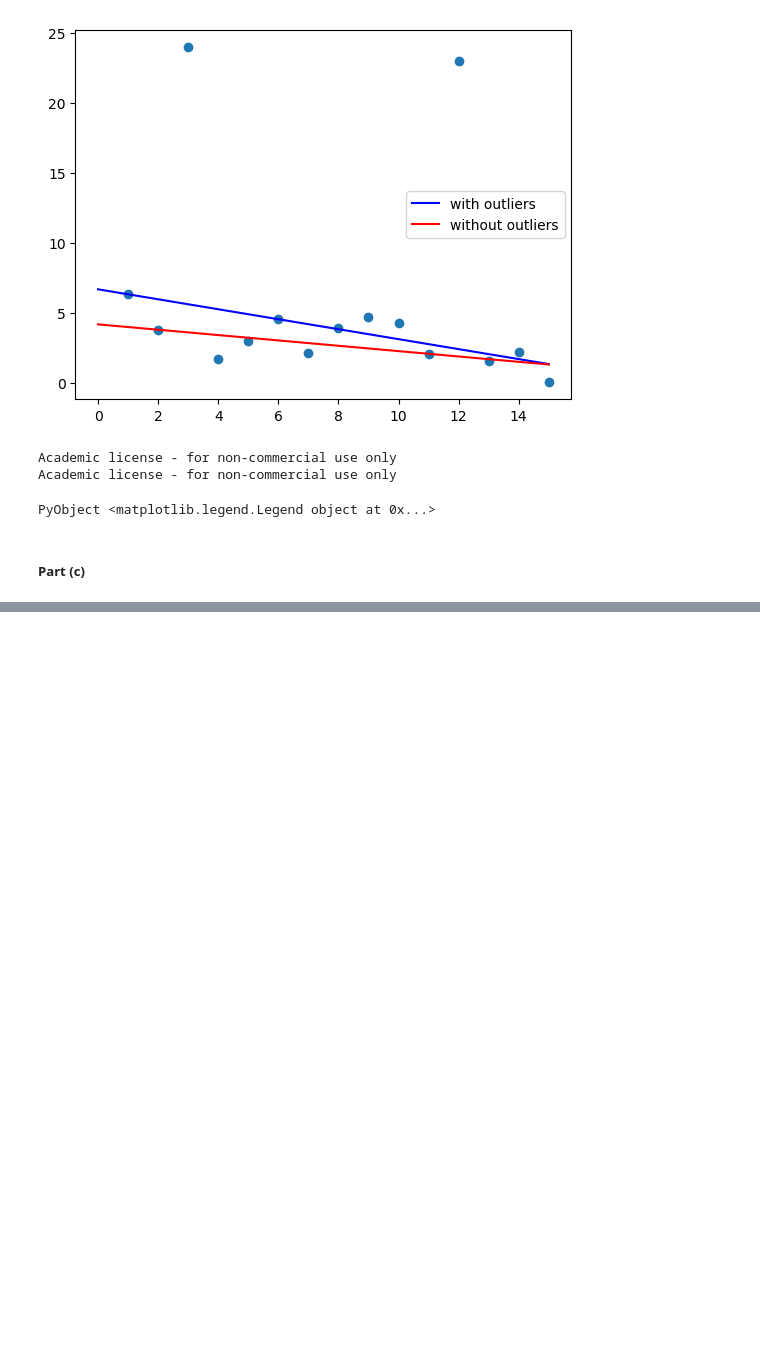
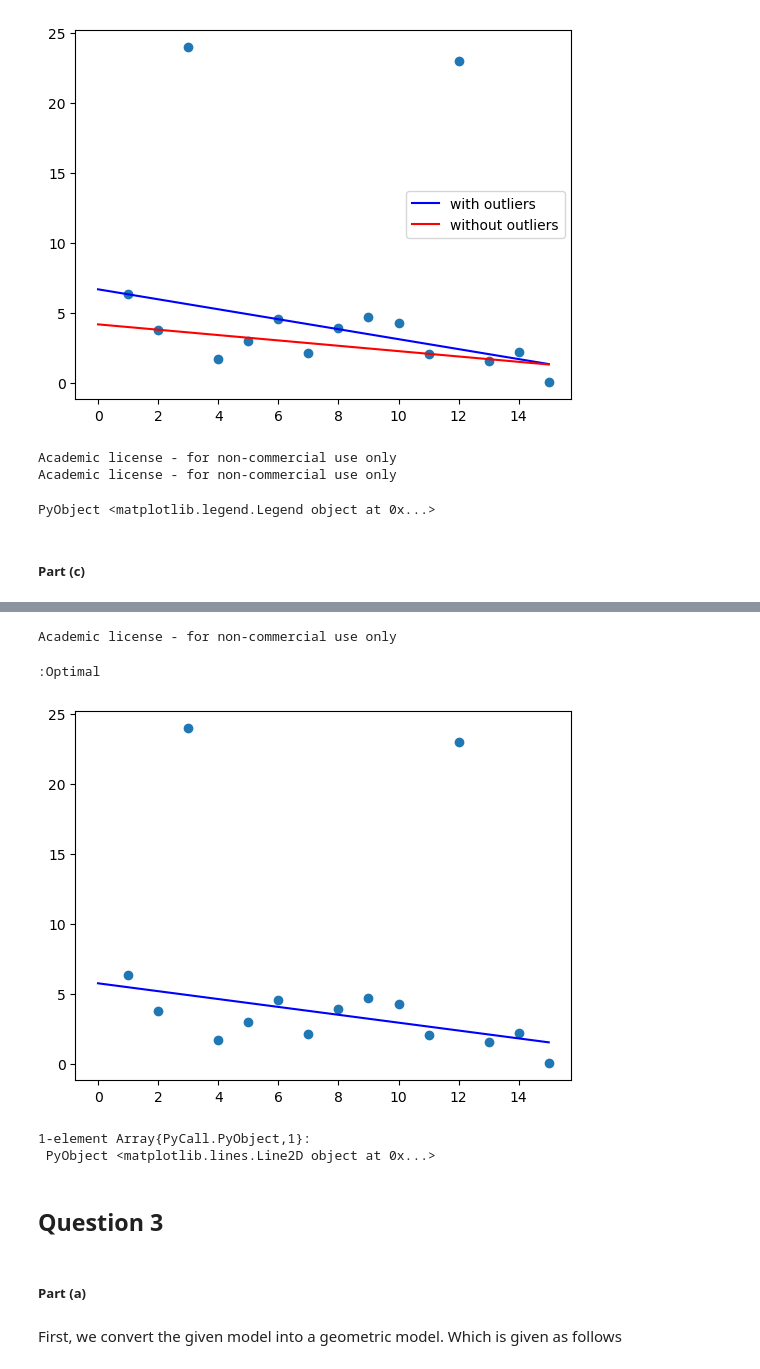
Before and after one commit to TurbulentCupcake/CS524Homeworks, a Jupyter notebook: Homework 7.ipynb, the cells around one changed output, grey strips where cells are left out. Drawn from its saved outputs; the diff is of its cells as text; code cells hidden in the pictures; blank space fills up the shorter version.

Commit message:
all done; need to write explanations for 2nd question

```diff
--- a/Homework 7.ipynb
+++ b/Homework 7.ipynb
@@ -191,0 +221,60 @@ PyObject <matplotlib.legend.Legend object at 0x...>
+# %%
+x = 1:15
+y = [6.31, 3.78, 24, 1.71, 2.99, 4.53, 2.11, 3.88, 4.67, 4.25, 2.06, 23, 1.58, 2.17,0.02]
+M=1
+
+using JuMP, Gurobi, PyPlot
+
+
+# order of polynomial to use
+k = 1
+
+# fit using a function of the form f(x) = u1 x^k + u2 x^(k-1) + ... + uk x + u{k+1}
+n = length(x)
+A = zeros(n,k+1)
+for i = 1:n
+    for j = 1:k+1
+        A[i,j] = x[i]^(k+1-j)
+    end
+end
+
+m = Model(solver=GurobiSolver(OutputFlag=0))
+
+@variable(m, u[1:k+1])
+@variable(m, t[1:15])
+@variable(m, w[1:15] <= M)
+@variable(m, v[1:15] >= 0)
+
+@constraint(m, y - A*u .<= t) # absolute value trick
+@constraint(m, -t .<= y - A*u)
+@constraint(m, t .<= w + v)
+
+
+@objective(m, Min, sum( w[i]^2 + 2*M*v[i] for i in 1:15 ))
+
+status = solve(m)
+# %% [output]
+Academic license - for non-commercial use only
+:Optimal
+# %%
+uopt = getvalue(u)
+
+scatter(x,y)
+npts = 100
+xfine_wo = linspace(0,15,npts)
+ffine_wo = ones(npts)
+for j = 1:k
+    ffine_wo = [ffine_wo.*xfine_wo ones(npts)]
+end
+yfine_wo = ffine_wo * uopt
+plot( xfine_wo, yfine_wo, "b-")
+# %% [output]
+[figure, added]
+1-element Array{PyCall.PyObject,1}:
+ PyObject <matplotlib.lines.Line2D object at 0x...>
+# %% [markdown]
+## Question 3
+# %% [markdown]
+##### Part (a)
+# %% [markdown]
+First, we convert the given model into a geometric model. Which is given as follows
```
Also changed, not shown: parts of 12 cells of this notebook.
